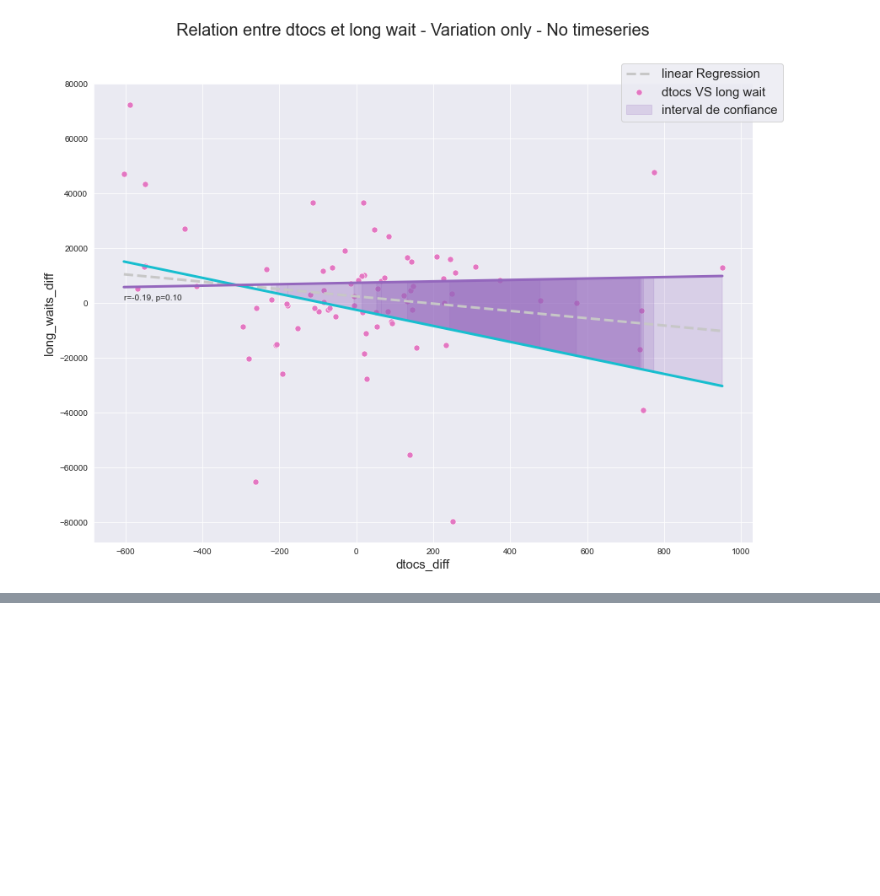
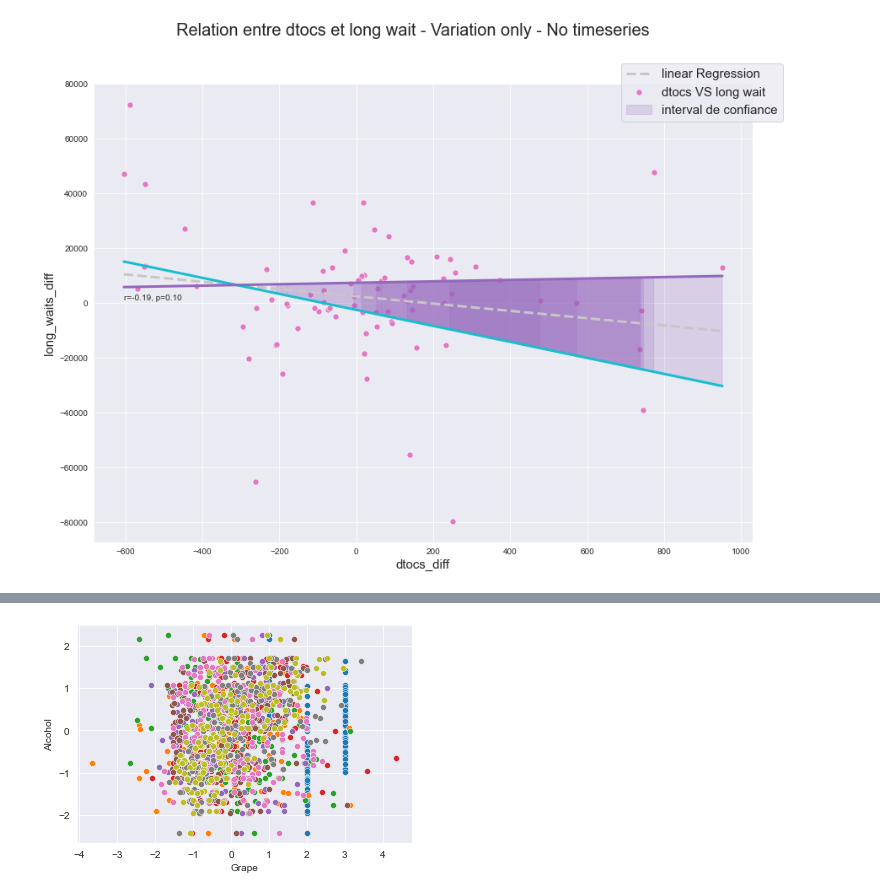
Before and after one commit to ManuLabricole/CDN-Statistique, a Jupyter notebook: 3 - Regression lineaire/Notebooks/notebook_1.ipynb, the cells around one changed output, grey strips where cells are left out. Cells and saved outputs as stored; diff of their text form; code cells hidden in the pictures; blank space fills up the shorter version.

```diff
--- a/3 - Regression lineaire/Notebooks/notebook_1.ipynb
+++ b/3 - Regression lineaire/Notebooks/notebook_1.ipynb
@@ -874,0 +972,27 @@ advertising.shape
+# %%
+def regression_is_valid(Y, X, name):
+    X = sm.add_constant(X) # an intercept term to the model
+    model = sm.OLS(Y, X)
+    results = model.fit()
+    # print results
+    # print('Adjusted R-squared: {0:1.3f}'.format(results.rsquared_adj))
+    #print(results.summary().tables[1])
+
+    p_values = results.pvalues  # get the p-values
+    grape_p_value = p_values.iloc[1]
+
+    #if p_values[0] >=0.05 or p_values[1] >= 0.05:
+    if p_values[1] >= 0.05:
+        print(f"Const = {results.params[0]} <----> x1_{col} = {results.params[1]}")
+        print(f"p-value Const = {p_values[0]} <----> p-value x1 = {p_values[1]}")
+        print(f"---> REMOVED")
+        print("----------------------------------------------------------------------")
+        print("")
+        return False, results.rsquared_adj
+    else:
+        print(f"Const = {results.params[0]} <----> x1_{col} = {results.params[1]}")
+        print(f"p-value Const = {p_values[0]} <----> p-value x1 = {p_values[1]}")
+        print(f"---> KEEP ")
+        print("----------------------------------------------------------------------")
+        print("")
+        return True, results.rsquared_adj
@@ -874,0 +1007,12 @@ advertising.shape
+# %%
+removedList = []
+keepList = []
+for col in df_wine.columns:
+    print(f"------> {col} <------")
+    print("")
+    is_valid, rsquare = regression_is_valid(alcohol, df_wine[col], col)
+    if is_valid:
+        keepList.append(col)
+    else:
+        removedList.append(col)
+    print(f"Columns removed : {len(removedList)}/{len(df_wine.columns)}")
@@ -874,0 +1037,3 @@ advertising.shape
+# %%
+df_meaning = df_wine[keepList]
+df_meaning["Grape"]
@@ -874,0 +1053,5 @@ advertising.shape
+# %%
+for col in df_meaning.columns:
+    sns.scatterplot(df_meaning[col], alcohol)
+# %% [output]
+[figure, added]
```
Also changed, not shown: parts of 96 cells of this notebook.
